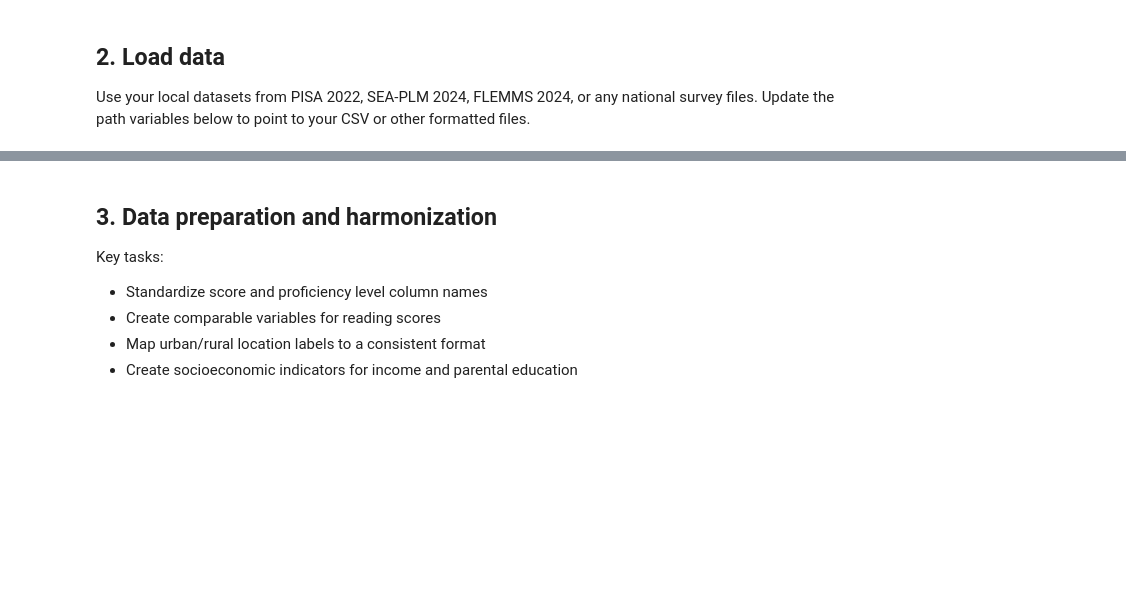
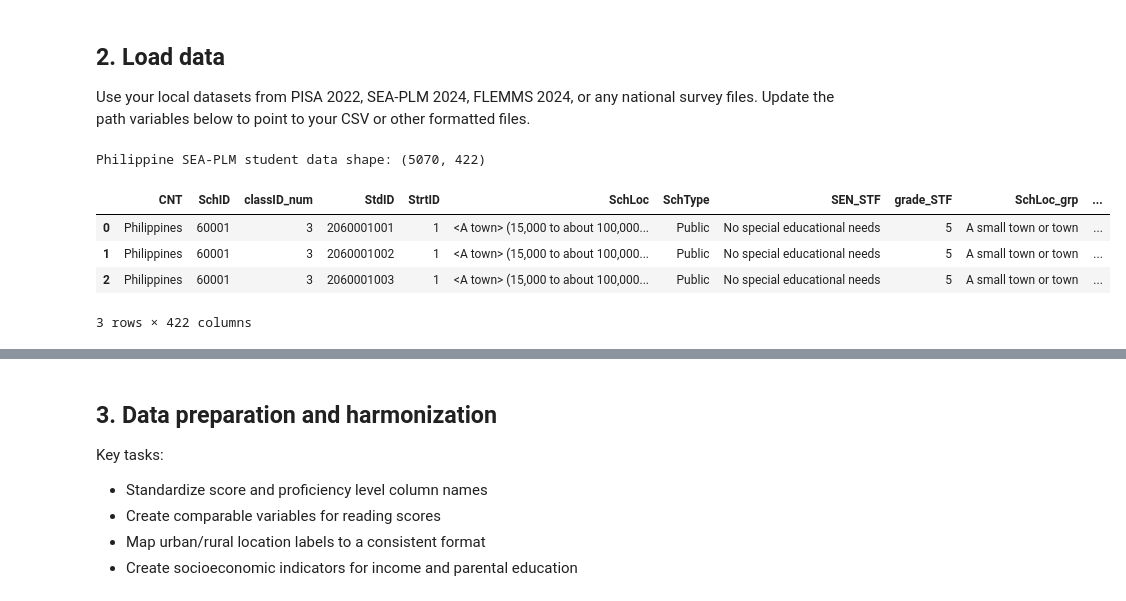
Before and after one commit to eyszus/Project-EmpowerED, a Jupyter notebook: eda.ipynb, the cells around one changed output, grey strips where cells are left out. Drawn from its saved outputs; the diff is of its cells as text; code cells hidden in the pictures; blank space fills up the shorter version.

```diff
--- a/eda.ipynb
+++ b/eda.ipynb
@@ -22,25 +22,23 @@ plt.rcParams["figure.figsize"] = (10, 6)
 
 Use your local datasets from PISA 2022, SEA-PLM 2024, FLEMMS 2024, or any national survey files. Update the path variables below to point to your CSV or other formatted files.
 # %%
-# Example data loading template
-# Replace these file paths with your actual dataset locations.
-pisa_path = "data/pisa_2022_reading.csv"
-sealpm_path = "data/sea_plm_2024_reading.csv"
-flemms_path = "data/flemms_2024_literacy.csv"
+# Philippine SEA-PLM data for RQ2
+sea_st_path = "DATA - SEA_PLM_ST.csv"
 
-# Example loading logic
 try:
-    pisa_df = pd.read_csv(pisa_path)
-    sea_df = pd.read_csv(sealpm_path)
-    flemms_df = pd.read_csv(flemms_path)
+    sea_st = pd.read_csv(sea_st_path)
 except FileNotFoundError:
-    print("Update the file paths in the notebook to match your dataset locations.")
-    pisa_df = pd.DataFrame()
-    sea_df = pd.DataFrame()
-    flemms_df = pd.DataFrame()
+    print("Update the file path to the Philippine SEA-PLM student file.")
+    sea_st = pd.DataFrame()
 
-# Quick preview if data is loaded
-for name, df in [("PISA", pisa_df), ("SEA-PLM", sea_df), ("FLEMMS", flemms_df)]:
-    if not df.empty:
-        print(f"{name} shape:", df.shape)
-        display(df.head())
+# Quick preview of the Philippine student data
+if not sea_st.empty:
+    print("Philippine SEA-PLM student data shape:", sea_st.shape)
+    display(sea_st.head(3))
+# %% [output]
+Philippine SEA-PLM student data shape: (5070, 422)
+|  | CNT | SchID | classID_num | StdID | StrtID | SchLoc | SchType | SEN_STF | grade_STF | SchLoc_grp | ... |
+| 0 | Philippines | 60001 | 3 | 2060001001 | 1 | <A town> (15,000 to about 100,000... | Public | No special educational needs | 5 | A small town or town | ... |
+| 1 | Philippines | 60001 | 3 | 2060001002 | 1 | <A town> (15,000 to about 100,000... | Public | No special educational needs | 5 | A small town or town | ... |
+| 2 | Philippines | 60001 | 3 | 2060001003 | 1 | <A town> (15,000 to about 100,000... | Public | No special educational needs | 5 | A small town or town | ... |
+3 rows × 422 columns
```
Also changed, not shown: parts of 5 cells of this notebook.
